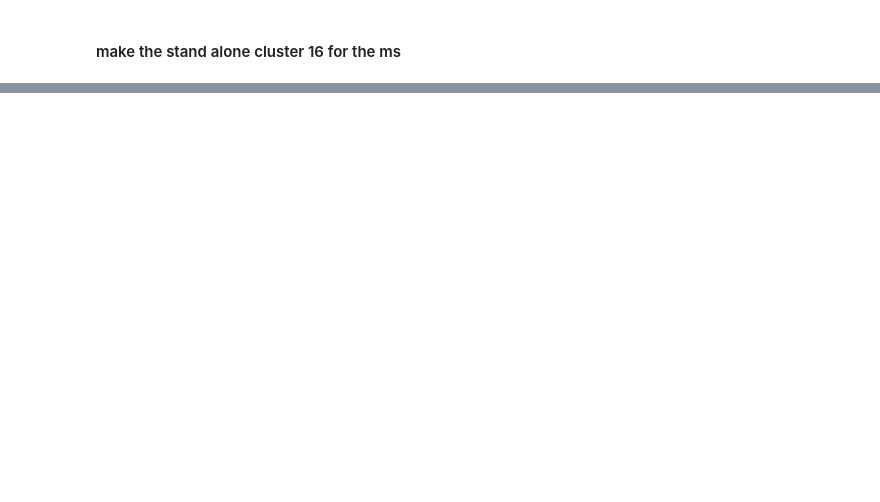
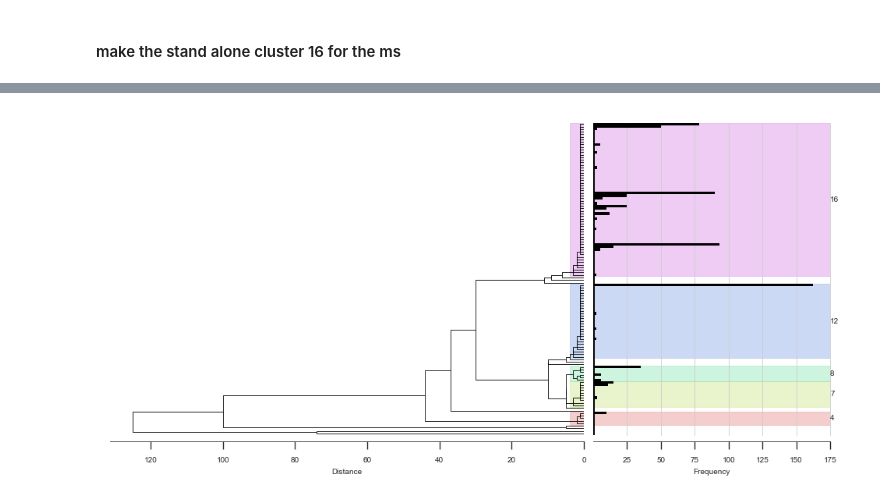
Before and after one commit to cclarkson/agam-vgsc-report, a Jupyter notebook: notebooks/haplork_cluster_nets.ipynb, the cells around one changed output, grey strips where cells are left out. Saved outputs shown, nothing was run; the diff lists cells and outputs as text; code cells hidden in the pictures; blank space fills up the shorter version.

Commit message:
figure 2 draft

```diff
--- a/notebooks/haplork_cluster_nets.ipynb
+++ b/notebooks/haplork_cluster_nets.ipynb
@@ -1620,0 +1133,7 @@ graph16
+# %%
+fig = plt.figure(figsize=(8, 4), dpi=120)
+_, _, _, _, _ = fig_haplotypes_clustered(h_vgsc_995F,
+                                       orientation='left', cut_height=4, dpi=150,
+                                       highlight_clusters=5, label_clusters=5, fig=fig)
+# %% [output]
+[figure, added]
```
Also changed, not shown: parts of 52 cells of this notebook, 29 other files.
